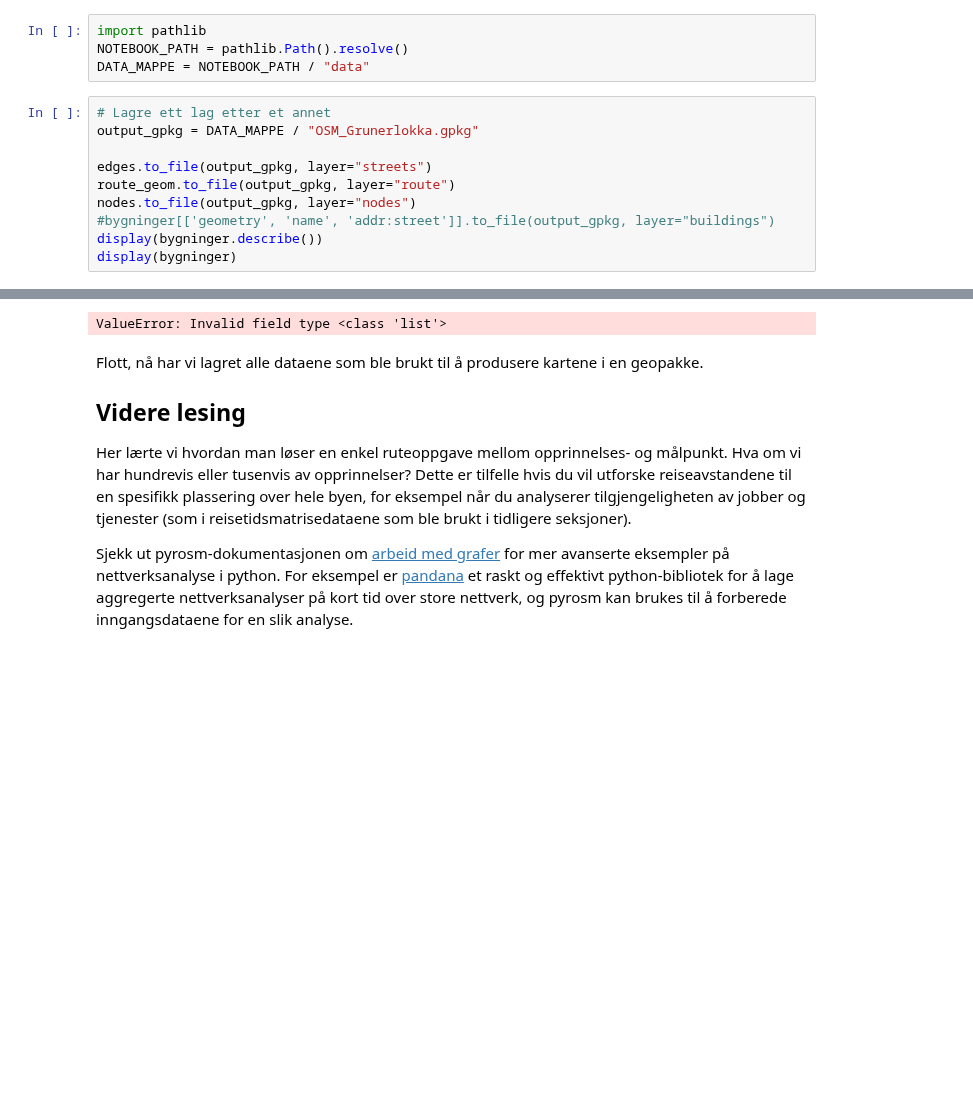
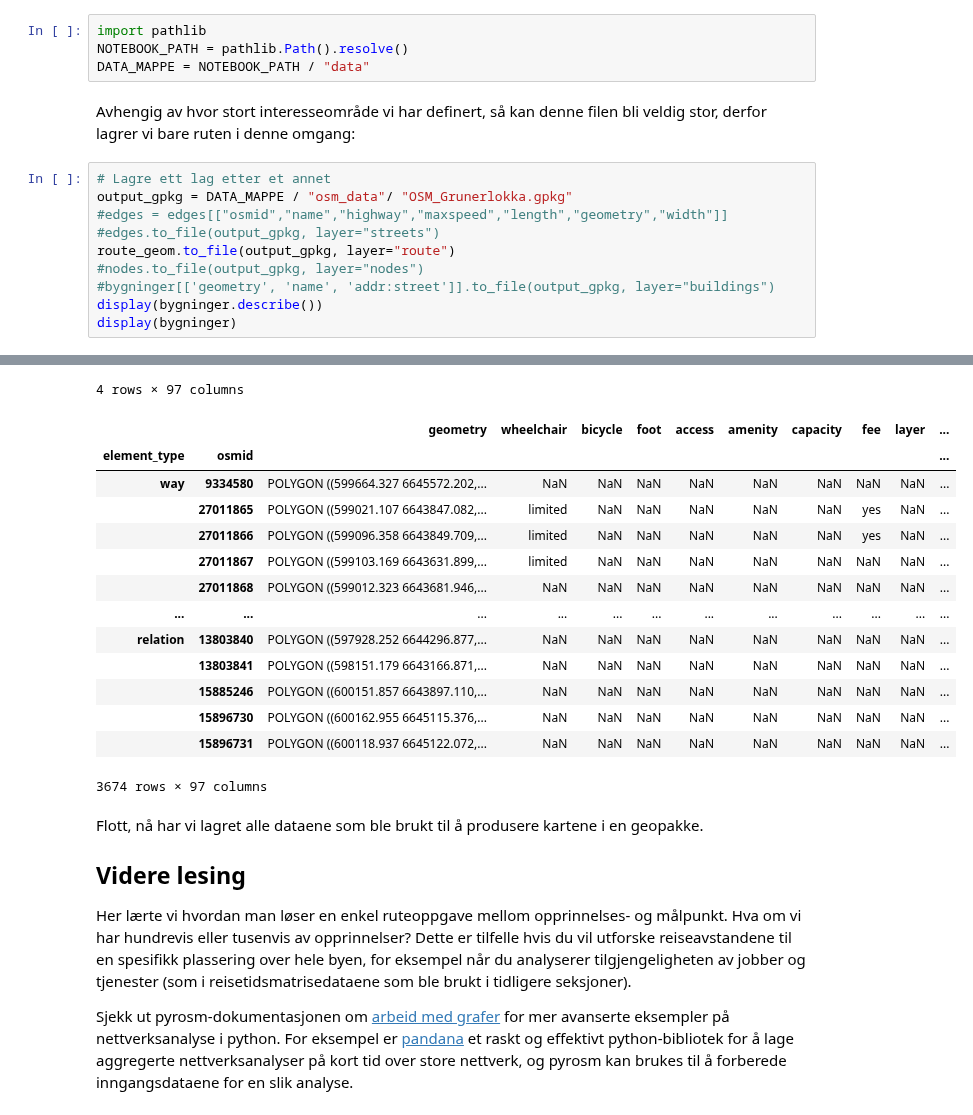
Before and after one commit to haavardaagesen/gmgi221, a Jupyter notebook: content/notebooks/12_nettverksanalyse.ipynb, the cells around one changed output, grey strips where cells are left out. Saved outputs shown, nothing was run; the diff lists cells and outputs as text; blank space fills up the shorter version.

```diff
--- a/content/notebooks/12_nettverksanalyse.ipynb
+++ b/content/notebooks/12_nettverksanalyse.ipynb
@@ -596,13 +578,15 @@ Nå kan vi se at de fleste attributtene er av typen `object` som ganske ofte (so
 import pathlib
 NOTEBOOK_PATH = pathlib.Path().resolve()
 DATA_MAPPE = NOTEBOOK_PATH / "data"
+# %% [markdown]
+Avhengig av hvor stort interesseområde vi har definert, så kan denne filen bli veldig stor, derfor lagrer vi bare ruten i denne omgang:
 # %%
 # Lagre ett lag etter et annet
-output_gpkg = DATA_MAPPE / "OSM_Grunerlokka.gpkg"
-
-edges.to_file(output_gpkg, layer="streets")
+output_gpkg = DATA_MAPPE / "osm_data"/ "OSM_Grunerlokka.gpkg"
+#edges = edges[["osmid","name","highway","maxspeed","length","geometry","width"]]
+#edges.to_file(output_gpkg, layer="streets")
 route_geom.to_file(output_gpkg, layer="route")
-nodes.to_file(output_gpkg, layer="nodes")
+#nodes.to_file(output_gpkg, layer="nodes")
 #bygninger[['geometry', 'name', 'addr:street']].to_file(output_gpkg, layer="buildings")
 display(bygninger.describe())
 display(bygninger)
@@ -610,4 +599,18 @@ display(bygninger)
-ValueError: Invalid field type <class 'list'>
+4 rows × 97 columns
+|  |  | geometry | wheelchair | bicycle | foot | access | amenity | capacity | fee | layer | ... |
+| element_type | osmid |  |  |  |  |  |  |  |  |  | ... |
+| way | 9334580 | POLYGON ((599664.327 6645572.202,... | NaN | NaN | NaN | NaN | NaN | NaN | NaN | NaN | ... |
+|  | 27011865 | POLYGON ((599021.107 6643847.082,... | limited | NaN | NaN | NaN | NaN | NaN | yes | NaN | ... |
+|  | 27011866 | POLYGON ((599096.358 6643849.709,... | limited | NaN | NaN | NaN | NaN | NaN | yes | NaN | ... |
+|  | 27011867 | POLYGON ((599103.169 6643631.899,... | limited | NaN | NaN | NaN | NaN | NaN | NaN | NaN | ... |
+|  | 27011868 | POLYGON ((599012.323 6643681.946,... | NaN | NaN | NaN | NaN | NaN | NaN | NaN | NaN | ... |
+| ... | ... | ... | ... | ... | ... | ... | ... | ... | ... | ... | ... |
+| relation | 13803840 | POLYGON ((597928.252 6644296.877,... | NaN | NaN | NaN | NaN | NaN | NaN | NaN | NaN | ... |
+|  | 13803841 | POLYGON ((598151.179 6643166.871,... | NaN | NaN | NaN | NaN | NaN | NaN | NaN | NaN | ... |
+|  | 15885246 | POLYGON ((600151.857 6643897.110,... | NaN | NaN | NaN | NaN | NaN | NaN | NaN | NaN | ... |
+|  | 15896730 | POLYGON ((600162.955 6645115.376,... | NaN | NaN | NaN | NaN | NaN | NaN | NaN | NaN | ... |
+|  | 15896731 | POLYGON ((600118.937 6645122.072,... | NaN | NaN | NaN | NaN | NaN | NaN | NaN | NaN | ... |
+3674 rows × 97 columns
 # %% [markdown]
 Flott, nå har vi lagret alle dataene som ble brukt til å produsere kartene i en geopakke.
 
```
Also changed, not shown: parts of 12 cells of this notebook, 7 other files.
